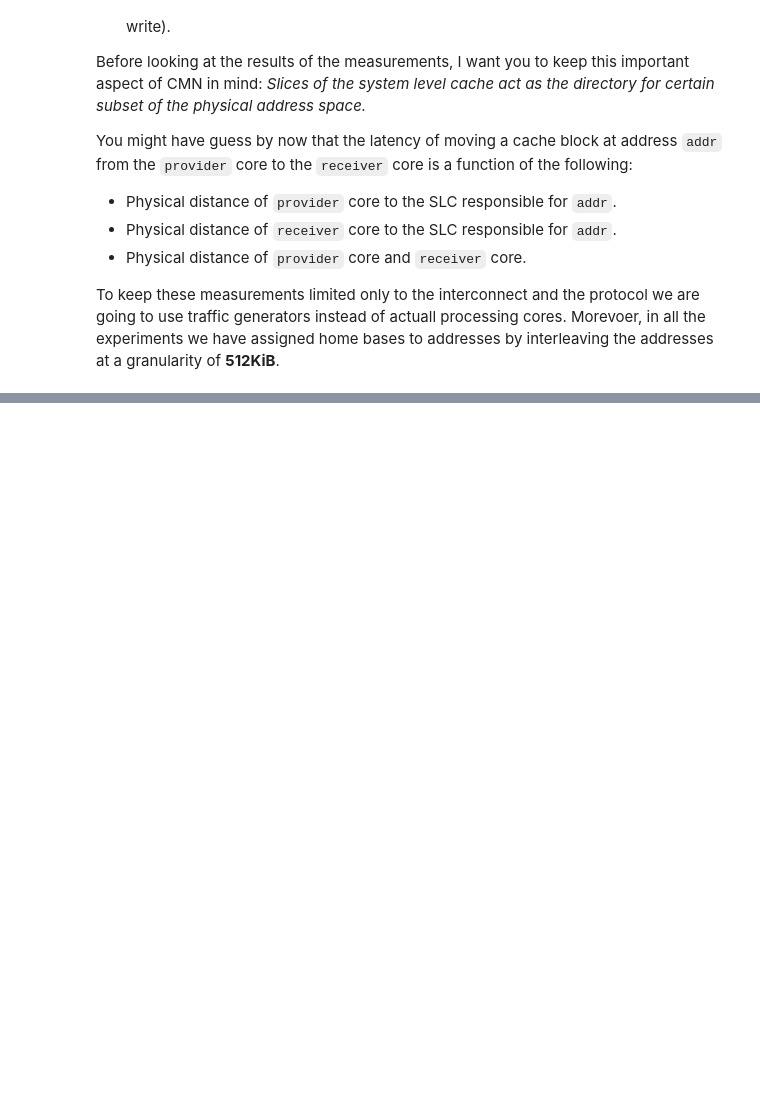
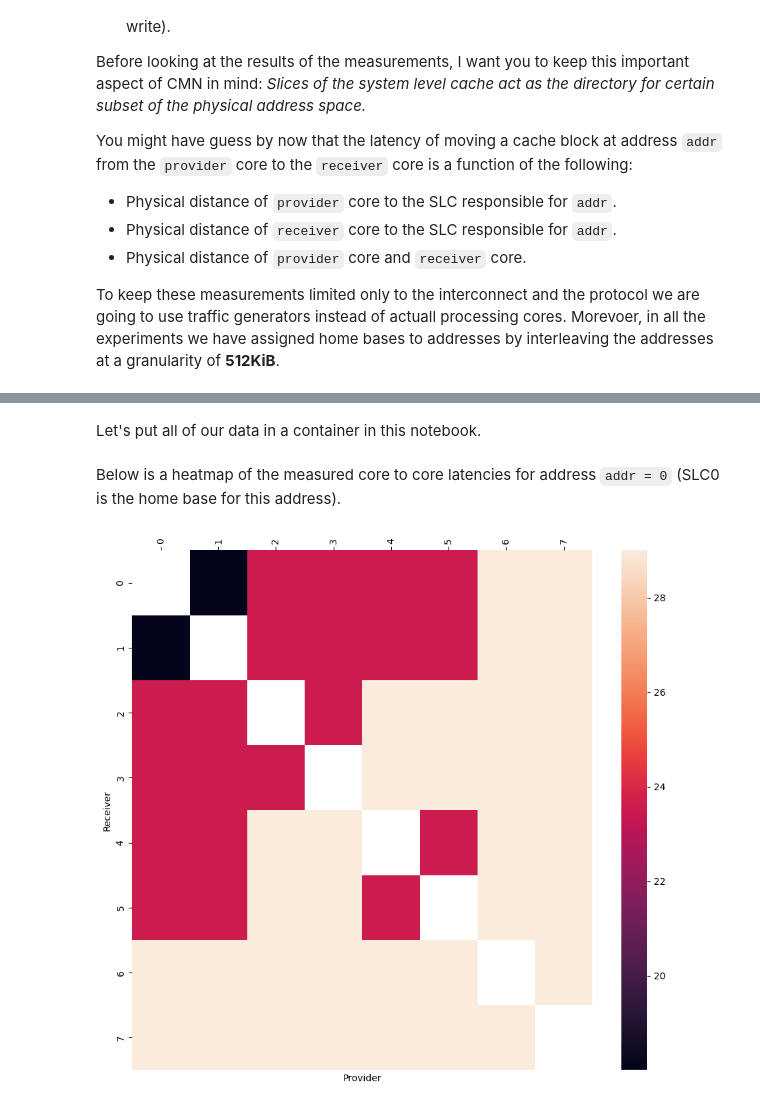
Before and after one commit to darchr/novoverse, a Jupyter notebook: notebooks/validating_cmn/main.ipynb, the cells around one changed output, grey strips where cells are left out. Drawn from its saved outputs; the diff is of its cells as text; code cells hidden in the pictures; blank space fills up the shorter version.

Commit message:
Updating cmn notebook.

```diff
--- a/notebooks/validating_cmn/main.ipynb
+++ b/notebooks/validating_cmn/main.ipynb
@@ -70,0 +61,13 @@ This is a behavior expected of home base system
+# %% [markdown]
+Let's put all of our data in a container in this notebook.
+# %%
+latency_data = pd.read_csv("data/latency_data.csv")
+# %% [markdown]
+Below is a heatmap of the measured core to core latencies for address `addr = 0` (SLC0 is the home base for this address).
+# %%
+plt.figure(figsize=(11, 10))
+data = latency_data[(latency_data["Sharing"] == "read") & (latency_data["Address"] == 0) & (latency_data["Size"] == 64)]
+ax = sns.heatmap(data.pivot(index="Receiver", columns="Provider", values="Latency (ns)"))
+ax.tick_params(labeltop=True, labelbottom=False, top=True, bottom=False, rotation=90)
+# %% [output]
+[figure, added]
```
Also changed, not shown: parts of 18 cells of this notebook, 6 other files.
